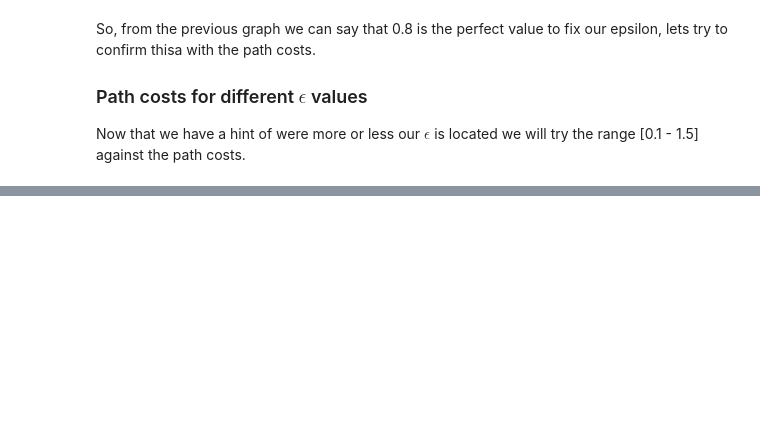
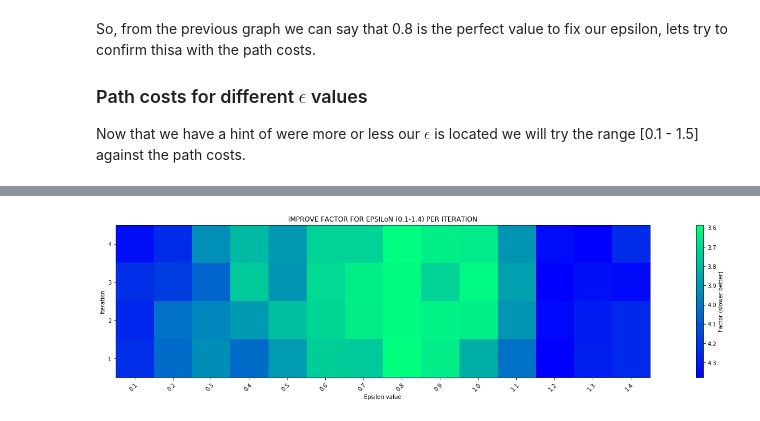
Before and after one commit to thewilly/GIISOF01-4-008-Sistemas-Inteligentes, a Jupyter notebook: busqueda-heuristica/data.ipynb, the cells around one changed output, grey strips where cells are left out. Saved outputs shown, nothing was run; the diff lists cells and outputs as text; code cells hidden in the pictures; blank space fills up the shorter version.

```diff
--- a/busqueda-heuristica/data.ipynb
+++ b/busqueda-heuristica/data.ipynb
@@ -135 +141,45 @@ From the previous graph we can see that for an instance of the problem with cost
+# %%
+times = genfromtxt('https://raw.githubusercontent.com/thewilly/GIISOF01-4-008-Sistemas-Inteligentes/master/busqueda-heuristica/heuristico-times.csv', delimiter=',')
+costs = genfromtxt('https://raw.githubusercontent.com/thewilly/GIISOF01-4-008-Sistemas-Inteligentes/master/busqueda-heuristica/path-costs-epsilon.csv', delimiter=',')
+
+headers = costs[0]
+
+# Computing the compound matrix
+times_raw = times[1:,:14]/(np.amax(times[1:,:14])/1) # the execution times has a 1 factor
+costs_raw = costs[1:]/(np.amax(costs[1:])/4) # the cost of the solution has a 4 factor. That is, is 4 times more important than the time.
+data = times_raw + costs_raw
+data_raw = data
+iterations = [1, 2, 3, 4]
+
+fig, ax = plt.subplots(sharey=True,figsize=(20, 5))
+fig.subplots_adjust(hspace=0.5, left=0.07, right=0.93)
+im = ax.imshow(data_raw, cmap='winter_r')
+# We want to show all ticks...
+ax.set_xticks(np.arange(len(headers)))
+ax.set_yticks(np.arange(len(iterations)))
+
+# ... and label them with the respective list entries
+ax.set_xticklabels(headers)
+ax.set_yticklabels(iterations)
+
+# Rotate the tick labels and set their alignment.
+plt.setp(ax.get_xticklabels(), rotation=45, ha="right", rotation_mode="anchor")
+
+divider = make_axes_locatable(ax)
+
+cb = fig.colorbar(im, ax=ax)
+cb.set_label('Factor (slower better)')
+cb.ax.invert_yaxis()
+
+ax.set_title("IMPROVE FACTOR FOR EPSILoN (0.1-1.4) PER ITERATION")
+ax.set_ylabel("Iteration")
+ax.set_xlabel("Epsilon value")
+
+# Inverting the y axis
+plt.gca().invert_yaxis()
+
+# Drawing the plot
+plt.show()
+# %% [output]
+[figure, added]
 # %% [markdown]
```
Also changed, not shown: parts of 7 cells of this notebook.
